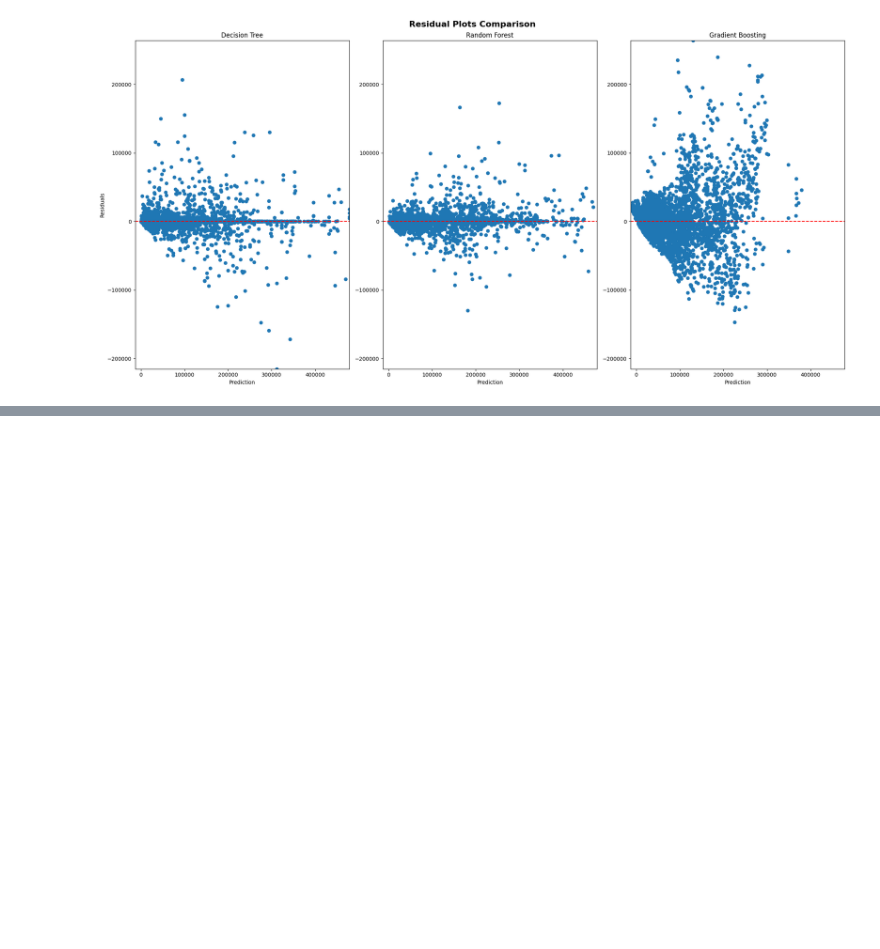
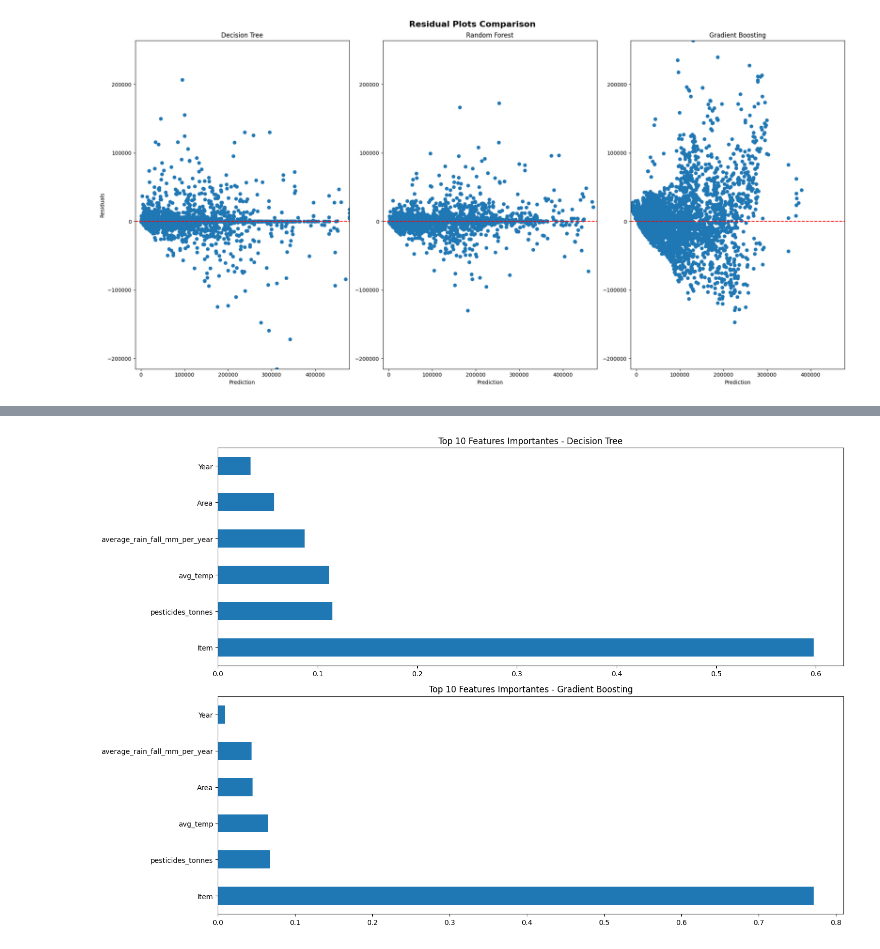
Before and after one commit to andrefpvalenga/crop-yeld-project, a Jupyter notebook: CropYeldPrediction.ipynb, the cells around one changed output, grey strips where cells are left out. Drawn from its saved outputs; the diff is of its cells as text; code cells hidden in the pictures; blank space fills up the shorter version.

```diff
--- a/CropYeldPrediction.ipynb
+++ b/CropYeldPrediction.ipynb
@@ -606,3 +614,21 @@ plt.show()
+# %%
+# Comparing Feature importance between models
+plt.figure(figsize=(15,10))
+
+plt.subplot(2,1,1)
+importance = pd.Series(dt_model.feature_importances_, index=X.columns)
+importance.nlargest(10).plot(kind='barh')
+plt.title("Top 10 Features Importantes - Decision Tree")
+
+plt.subplot(2,1,2)
+importance = pd.Series(gb_model.feature_importances_, index=X.columns)
+importance.nlargest(10).plot(kind='barh')
+plt.title("Top 10 Features Importantes - Gradient Boosting")
+
+plt.tight_layout()
+plt.show()
+# %% [output]
+[figure, added]
 # %% [markdown]
 After observing the three models, the following conclusions emerged:
 - Random Forest performed slightly better than Decision Tree and proved to be the best model with standard parameters, so it will serve as the baseline for hyperparameter testing;
```
Also changed, not shown: parts of 3 cells of this notebook.
